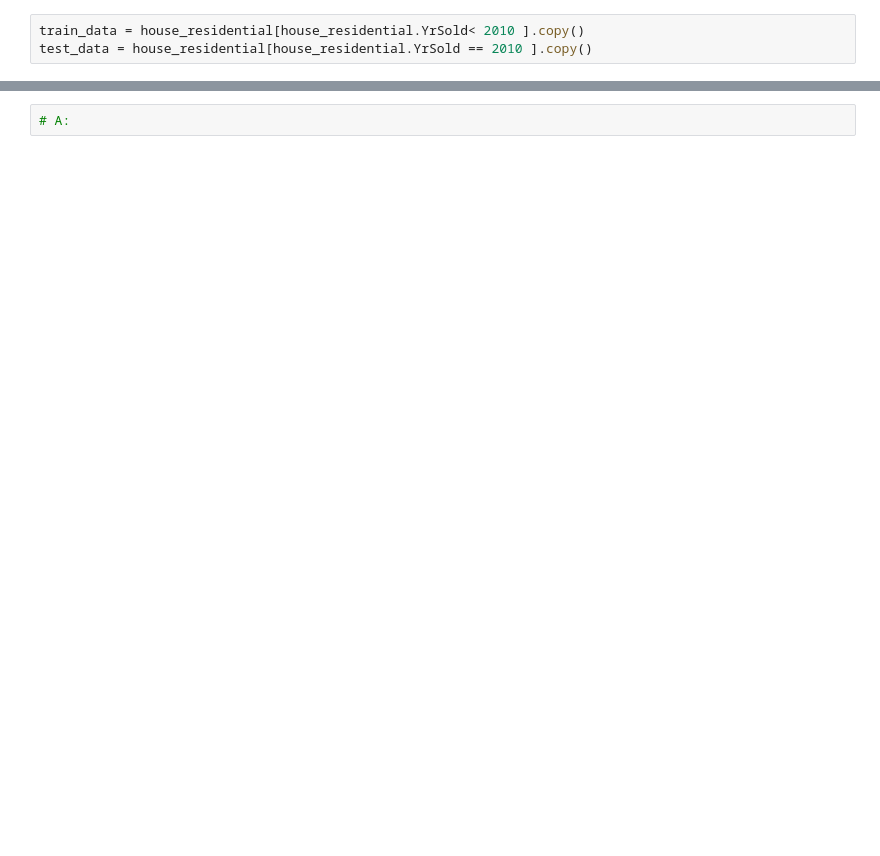
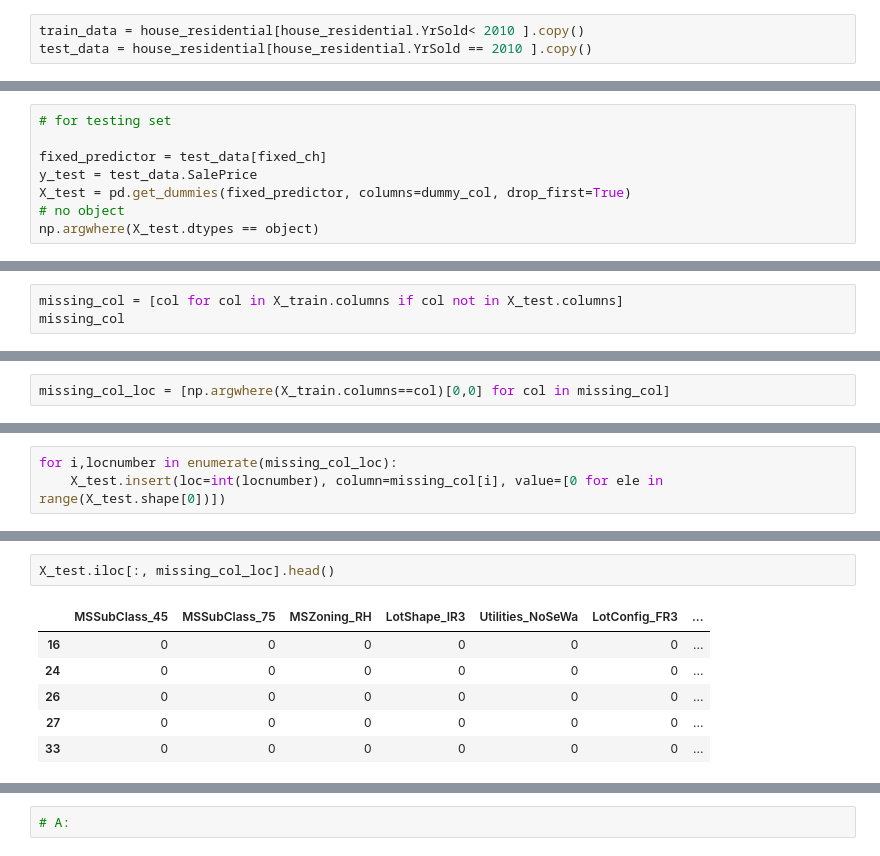
Before and after one commit to Miaowshroom/project-3, a Jupyter notebook: project-03-starter-clearning.ipynb, the cells around one changed output, grey strips where cells are left out. Drawn from its saved outputs; the diff is of its cells as text; blank space fills up the shorter version.

```diff
--- a/project-03-starter-clearning.ipynb
+++ b/project-03-starter-clearning.ipynb
@@ -341,0 +475,8 @@ data_fixed.head()
+# %%
+# for testing set
+
+fixed_predictor = test_data[fixed_ch]
+y_test = test_data.SalePrice
+X_test = pd.get_dummies(fixed_predictor, columns=dummy_col, drop_first=True)
+# no object
+np.argwhere(X_test.dtypes == object)
@@ -341,0 +489,3 @@ data_fixed.head()
+# %%
+missing_col = [col for col in X_train.columns if col not in X_test.columns]
+missing_col
@@ -341,0 +517,2 @@ data_fixed.head()
+# %%
+missing_col_loc = [np.argwhere(X_train.columns==col)[0,0] for col in missing_col]
@@ -341,0 +562,3 @@ data_fixed.head()
+# %%
+for i,locnumber in enumerate(missing_col_loc):
+    X_test.insert(loc=int(locnumber), column=missing_col[i], value=[0 for ele in range(X_test.shape[0])])
@@ -341,0 +586,9 @@ data_fixed.head()
+# %%
+X_test.iloc[:, missing_col_loc].head()
+# %% [output]
+|  | MSSubClass_45 | MSSubClass_75 | MSZoning_RH | LotShape_IR3 | Utilities_NoSeWa | LotConfig_FR3 | ... |
+| 16 | 0 | 0 | 0 | 0 | 0 | 0 | ... |
+| 24 | 0 | 0 | 0 | 0 | 0 | 0 | ... |
+| 26 | 0 | 0 | 0 | 0 | 0 | 0 | ... |
+| 27 | 0 | 0 | 0 | 0 | 0 | 0 | ... |
+| 33 | 0 | 0 | 0 | 0 | 0 | 0 | ... |
```
Also changed, not shown: parts of 38 cells of this notebook.
